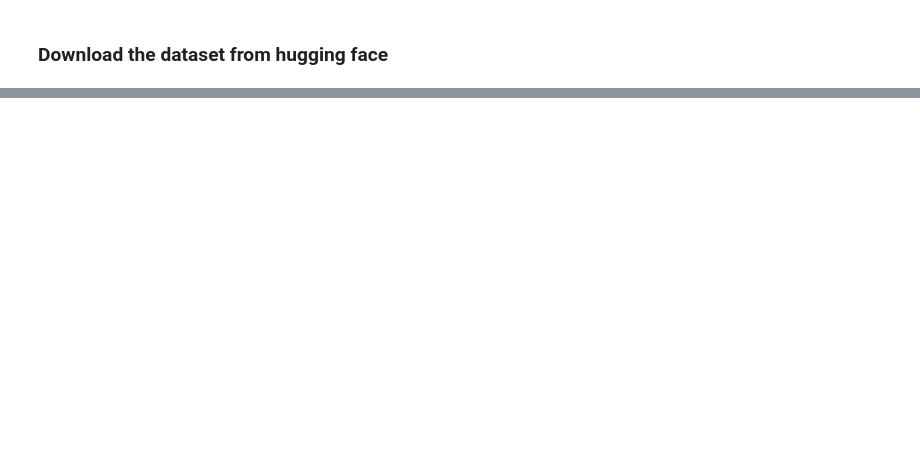
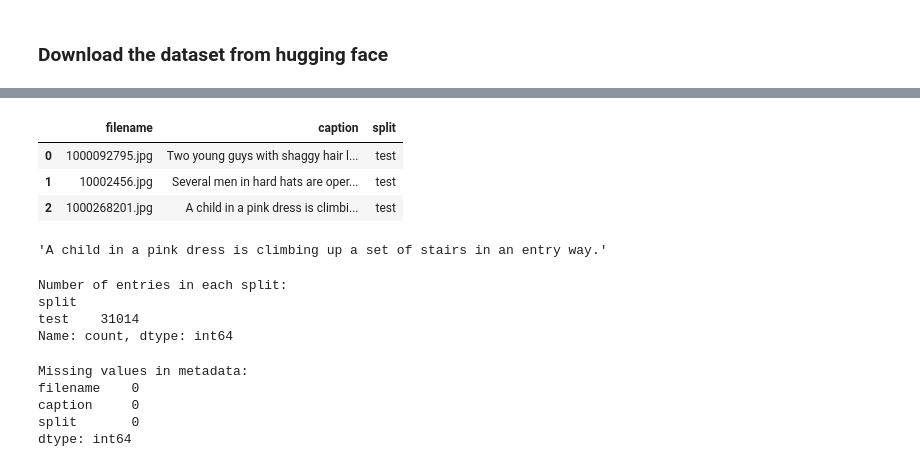
Before and after one commit to Clementha/MLX8-W4-Multimodal-TransferLearning, a Jupyter notebook: .ben/dwnld_flickr30k.ipynb, the cells around one changed output, grey strips where cells are left out. Cells and saved outputs as stored; diff of their text form; code cells hidden in the pictures; blank space fills up the shorter version.

```diff
--- a/.ben/dwnld_flickr30k.ipynb
+++ b/.ben/dwnld_flickr30k.ipynb
@@ -62,0 +62,35 @@ print("Caption:", first["caption"])
+# %%
+# Load metadata
+meta_df = pd.read_parquet(Path("data/flickr30k/metadata.parquet"))
+
+# Display the first 3 rows
+meta_df.head(3)
+# %% [output]
+|  | filename | caption | split |
+| 0 | 1000092795.jpg | Two young guys with shaggy hair l... | test |
+| 1 | 10002456.jpg | Several men in hard hats are oper... | test |
+| 2 | 1000268201.jpg | A child in a pink dress is climbi... | test |
+# %%
+# Check each image only comes with one caption (online it had multiple in a list per image)
+meta_df["caption"][2]
+# %% [output]
+'A child in a pink dress is climbing up a set of stairs in an entry way.'
+# %%
+# print num entries in split which are test, train
+print("Number of entries in each split:")
+print(meta_df["split"].value_counts())
+# %% [output]
+Number of entries in each split:
+split
+test    31014
+Name: count, dtype: int64
+# %%
+# check for any missing values
+print("Missing values in metadata:")
+print(meta_df.isnull().sum())
+# %% [output]
+Missing values in metadata:
+filename    0
+caption     0
+split       0
+dtype: int64
```
Also changed, not shown: parts of 2 cells of this notebook.
